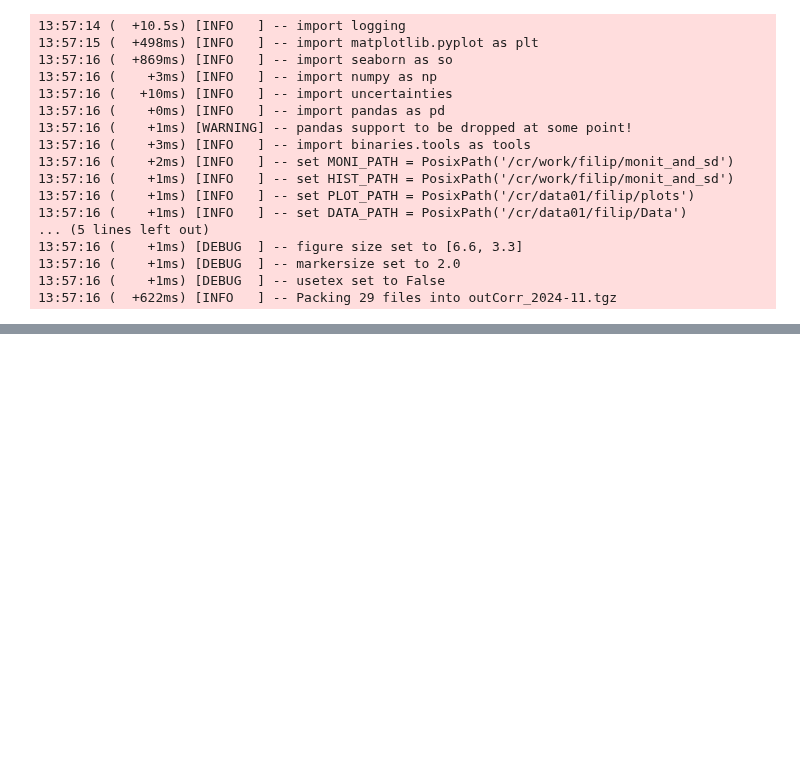
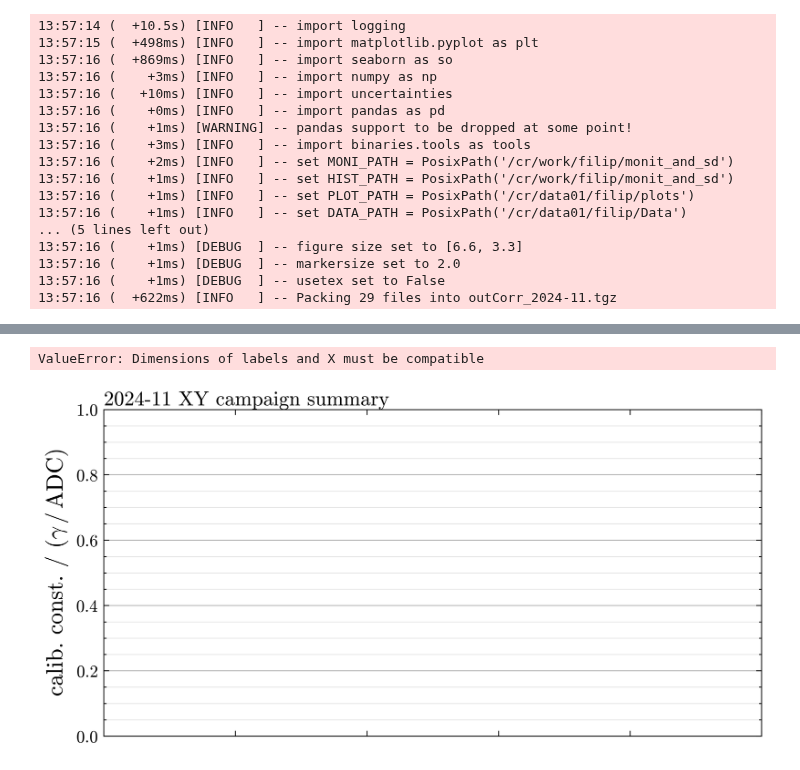
Before and after one commit to Quizznor/phd-thesis, a Jupyter notebook: bin/test_utils.ipynb, the cells around one changed output, grey strips where cells are left out. Saved outputs shown, nothing was run; the diff lists cells and outputs as text; code cells hidden in the pictures; blank space fills up the shorter version.

```diff
--- a/bin/test_utils.ipynb
+++ b/bin/test_utils.ipynb
@@ -22,7 +22,8 @@ test.pack_files(extension = "outCorr")
 13:57:16 (    +1ms) [DEBUG  ] -- usetex set to False
 13:57:16 (  +622ms) [INFO   ] -- Packing 29 files into outCorr_2024-11.tgz
 # %%
-from utils.Auger.FD import XYScanner
+from utils.auger.fd import XYScanner
 
 test = XYScanner.Campaign(2024, 11)
-test.summary()
+test.summary(normalize='cala')
+# %% [output]
@@ -29,3 +47,5 @@ test.summary()
+ValueError: Dimensions of labels and X must be compatible
+[figure, added]
 # %%
 for run in test:
     print(run)
```
Also changed, not shown: parts of 1 cell of this notebook, 13 other files.
